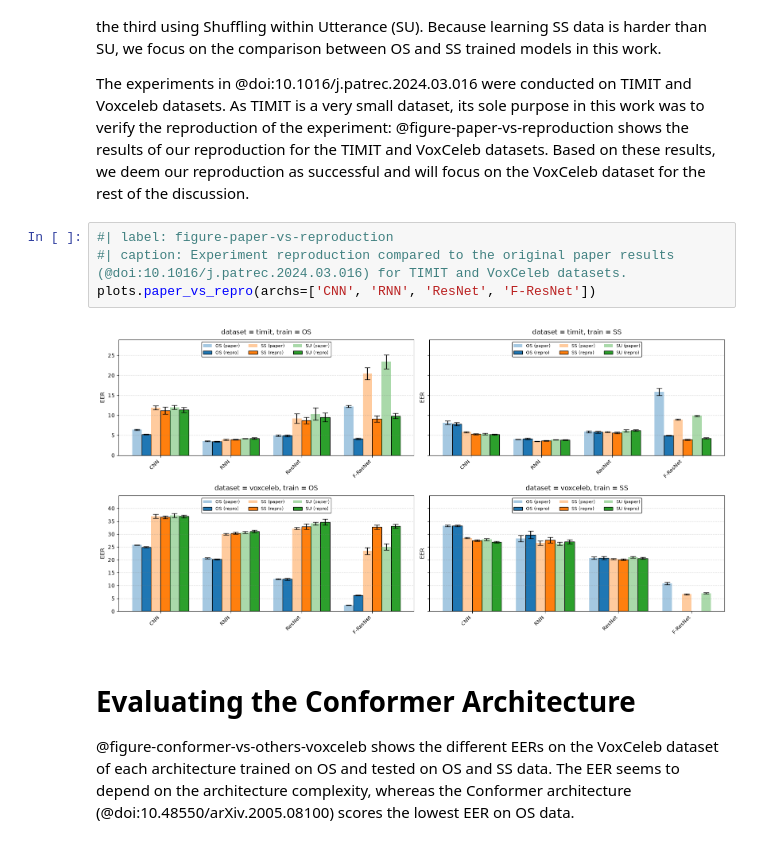
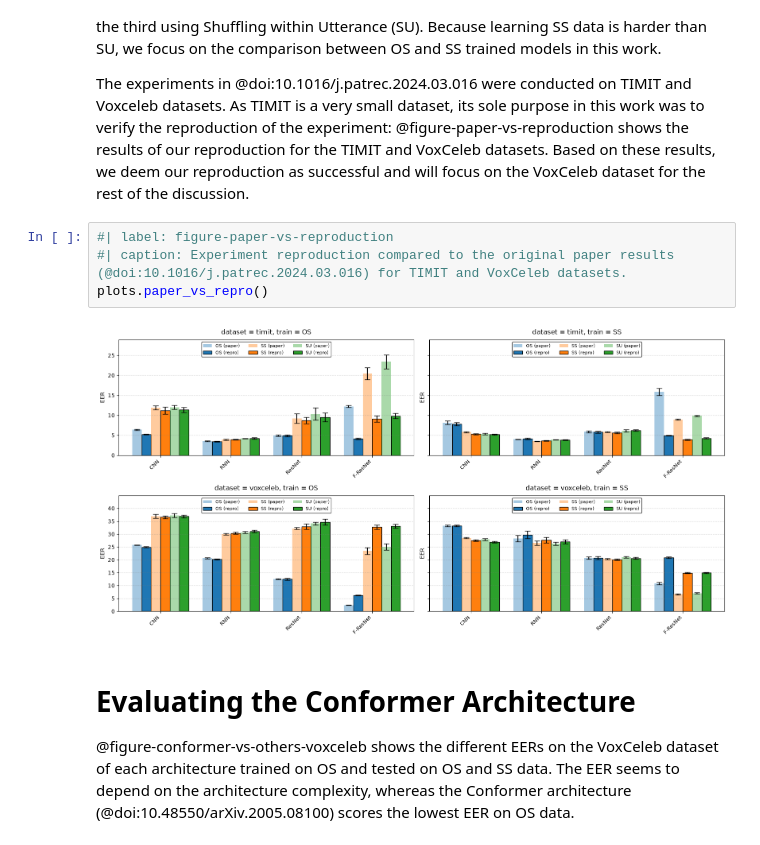
Before and after one commit to sage-diarization/Speaker-Recognition-Supra-Segmental-Temporal-Features, a Jupyter notebook: doc/speaker-verification.ipynb, the cells around one changed output. Drawn from its saved outputs; the diff is of its cells as text.

```diff
--- a/doc/speaker-verification.ipynb
+++ b/doc/speaker-verification.ipynb
@@ -40,9 +40,9 @@ The experiments in @doi:10.1016/j.patrec.2024.03.016 were conducted on TIMIT and
 # %%
 #| label: figure-paper-vs-reproduction
 #| caption: Experiment reproduction compared to the original paper results (@doi:10.1016/j.patrec.2024.03.016) for TIMIT and VoxCeleb datasets.
-plots.paper_vs_repro(archs=['CNN', 'RNN', 'ResNet', 'F-ResNet'])
+plots.paper_vs_repro()
 # %% [output]
-[figure, old version]
+[figure, new version]
 # %% [markdown]
 # Evaluating the Conformer Architecture
 
```
Also changed, not shown: parts of 4 cells of this notebook, 1 other file.
